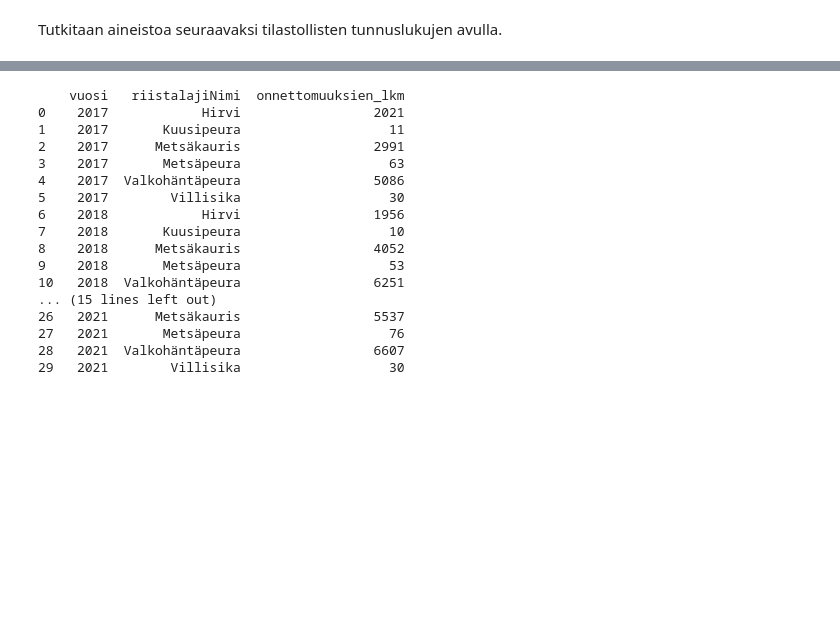
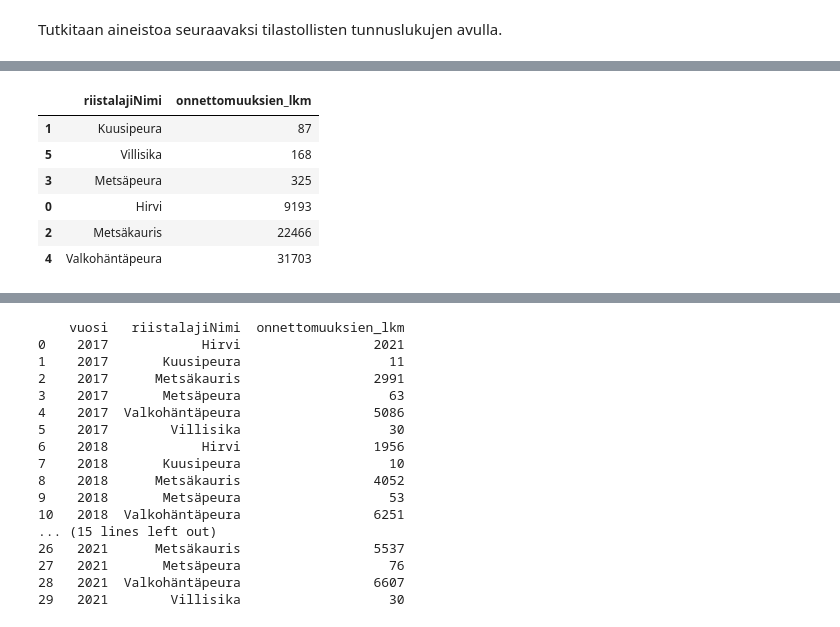
Before and after one commit to SallaLipasti/riistaonnettomuudet, a Jupyter notebook: datan_analysointi.ipynb, the cells around one changed output, grey strips where cells are left out. Cells and saved outputs as stored; diff of their text form; code cells hidden in the pictures; blank space fills up the shorter version.

```diff
--- a/datan_analysointi.ipynb
+++ b/datan_analysointi.ipynb
@@ -121,0 +143,17 @@ Katsotaan sitten, kuinka paljon eri riistaonnettomuuksia on tapahtunut eri vuosi
+# %%
+onnettomuudet = df.groupby('riistalajiNimi').size()
+
+# Muutetaan takaisin dataframeksi, ja annetaan uudelle sarakkeelle nimi:
+onnettomuudet = onnettomuudet.reset_index(name='onnettomuuksien_lkm')
+
+onnettomuudet = onnettomuudet.sort_values(by = 'onnettomuuksien_lkm')
+
+onnettomuudet
+# %% [output]
+|  | riistalajiNimi | onnettomuuksien_lkm |
+| 1 | Kuusipeura | 87 |
+| 5 | Villisika | 168 |
+| 3 | Metsäpeura | 325 |
+| 0 | Hirvi | 9193 |
+| 2 | Metsäkauris | 22466 |
+| 4 | Valkohäntäpeura | 31703 |
```
Also changed, not shown: parts of 13 cells of this notebook.
